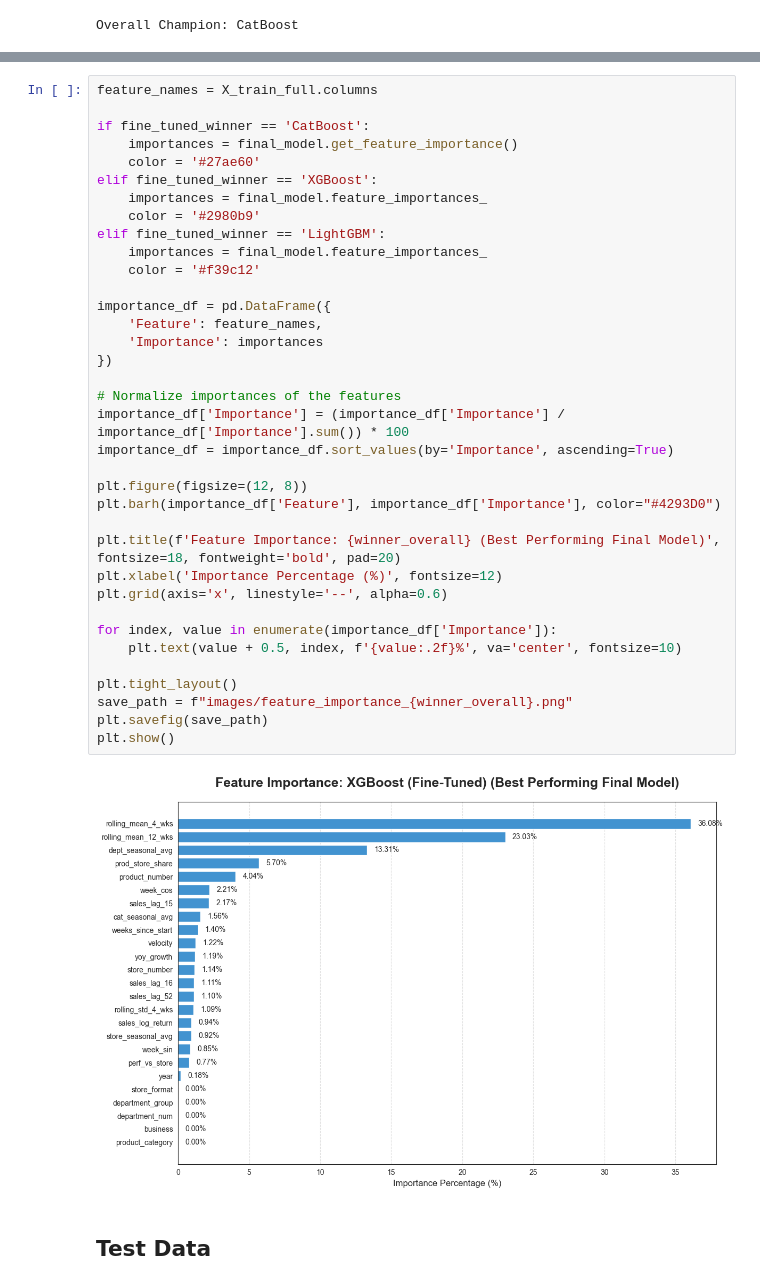
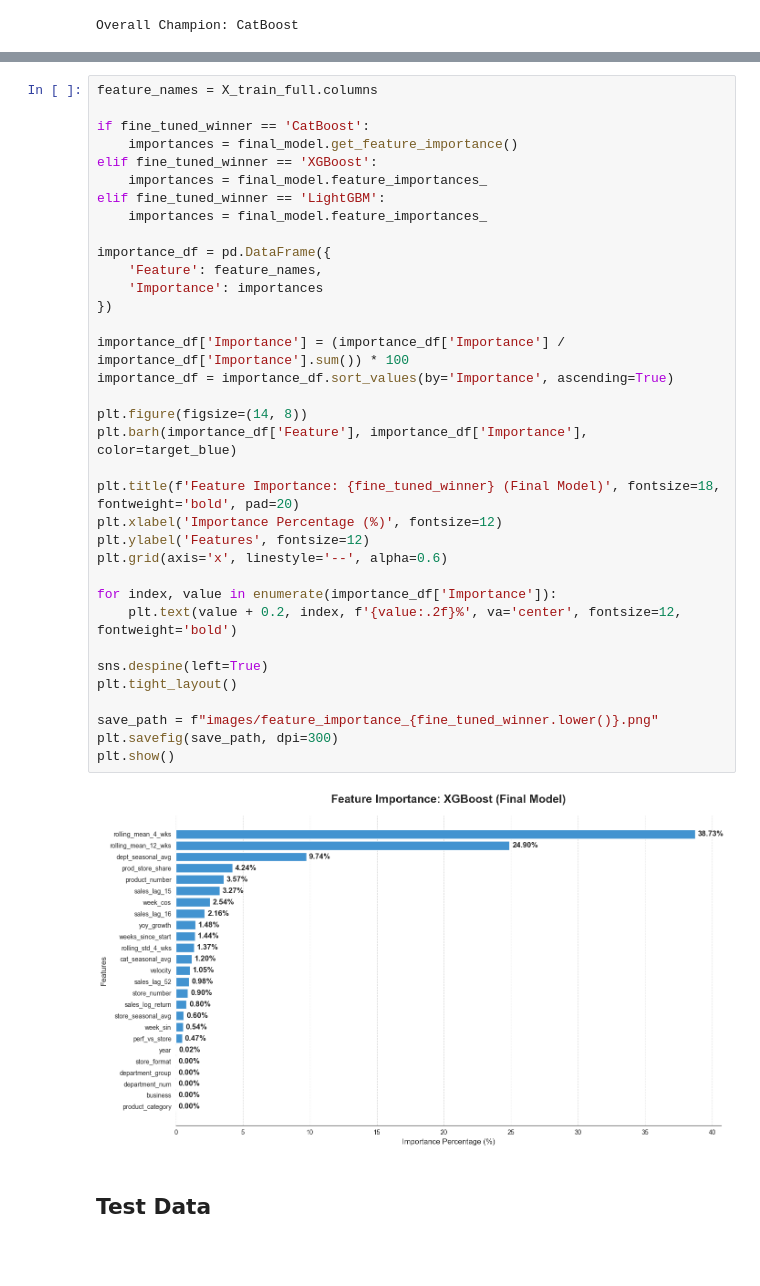
Before and after one commit to luisgrewe/StockSalesPrediction, a Jupyter notebook: salesprediction.ipynb, the cells around one changed output, grey strips where cells are left out. Cells and saved outputs as stored; diff of their text form; blank space fills up the shorter version.

```diff
--- a/salesprediction.ipynb
+++ b/salesprediction.ipynb
@@ -1265,41 +1232,40 @@ Best iteration count: 442
 # %%
 feature_names = X_train_full.columns
 
 if fine_tuned_winner == 'CatBoost':
     importances = final_model.get_feature_importance()
-    color = '#27ae60'
 elif fine_tuned_winner == 'XGBoost':
     importances = final_model.feature_importances_
-    color = '#2980b9'
 elif fine_tuned_winner == 'LightGBM':
     importances = final_model.feature_importances_
-    color = '#f39c12'
 
 importance_df = pd.DataFrame({
     'Feature': feature_names,
     'Importance': importances
 })
 
-# Normalize importances of the features
 importance_df['Importance'] = (importance_df['Importance'] / importance_df['Importance'].sum()) * 100
 importance_df = importance_df.sort_values(by='Importance', ascending=True)
 
-plt.figure(figsize=(12, 8))
-plt.barh(importance_df['Feature'], importance_df['Importance'], color="#4293D0")
+plt.figure(figsize=(14, 8))
+plt.barh(importance_df['Feature'], importance_df['Importance'], color=target_blue)
 
-plt.title(f'Feature Importance: {winner_overall} (Best Performing Final Model)', fontsize=18, fontweight='bold', pad=20)
+plt.title(f'Feature Importance: {fine_tuned_winner} (Final Model)', fontsize=18, fontweight='bold', pad=20)
 plt.xlabel('Importance Percentage (%)', fontsize=12)
+plt.ylabel('Features', fontsize=12)
 plt.grid(axis='x', linestyle='--', alpha=0.6)
 
 for index, value in enumerate(importance_df['Importance']):
-    plt.text(value + 0.5, index, f'{value:.2f}%', va='center', fontsize=10)
+    plt.text(value + 0.2, index, f'{value:.2f}%', va='center', fontsize=12, fontweight='bold')
 
+sns.despine(left=True)
 plt.tight_layout()
-save_path = f"images/feature_importance_{winner_overall}.png"
-plt.savefig(save_path)
+
+save_path = f"images/feature_importance_{fine_tuned_winner.lower()}.png"
+plt.savefig(save_path, dpi=300)
 plt.show()
 # %% [output]
-[figure, old version]
+[figure, new version]
 # %% [markdown]
 ## Test Data
 # %%
```
Also changed, not shown: parts of 17 cells of this notebook, 20 other files.
